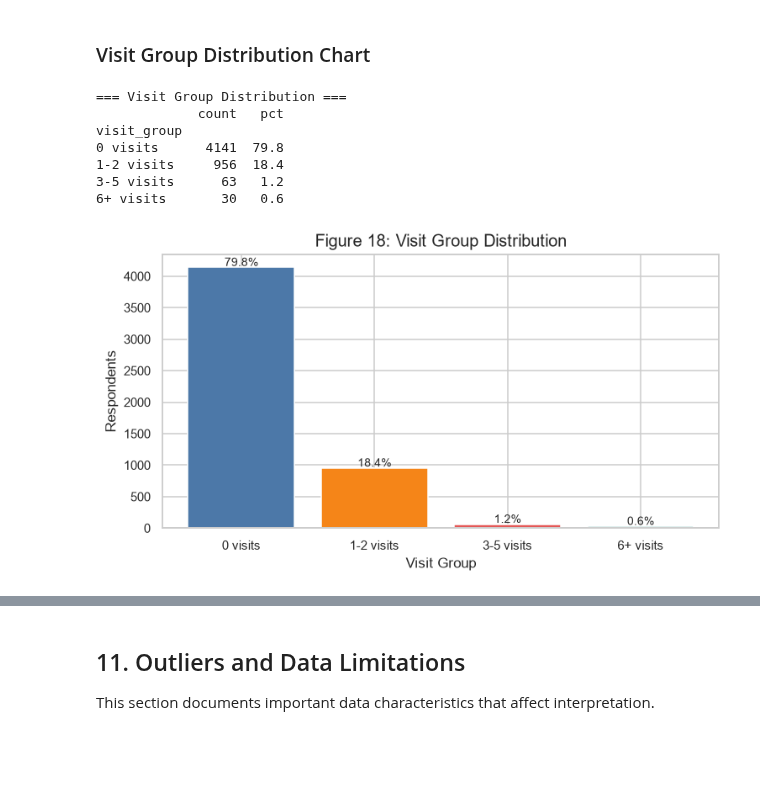
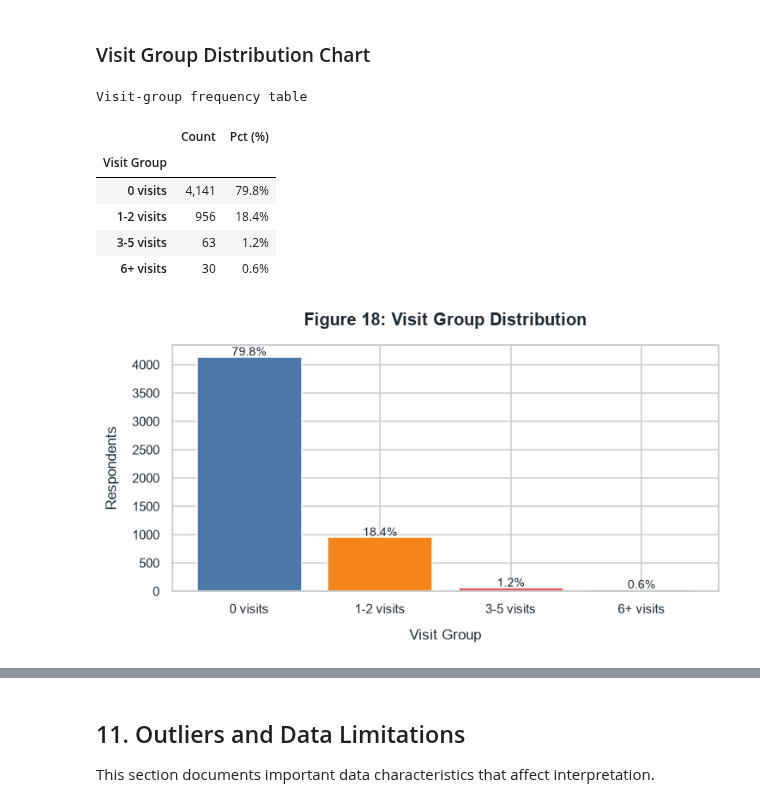
Before and after one commit to Ritusmita09/Healthcare-Analytics-Doctor-Visits, a Jupyter notebook: notebooks/healthcare_analytics.ipynb, the cells around one changed output, grey strips where cells are left out. Cells and saved outputs as stored; diff of their text form; code cells hidden in the pictures; blank space fills up the shorter version.

Commit message:
Fix notebook table and chart formatting

```diff
--- a/notebooks/healthcare_analytics.ipynb
+++ b/notebooks/healthcare_analytics.ipynb
@@ -776,27 +1015,30 @@ ins_order = ['Private', 'Free-Poor', 'Free-Repatriated', 'Uninsured']
 ins = df.groupby('insurance_type')['visits'].agg(
     count='count', mean='mean', median='median', std='std'
 ).reindex(ins_order).round(4)
-print('=== Visits by Insurance Type ===')
-print(ins.to_string())
+ins.columns = ['Count', 'Mean Visits', 'Median', 'Std Dev']
+ins.index.name = 'Insurance Type'
+display_table(ins, caption='Visits by insurance type')
 
 kw_h, kw_p = stats.kruskal(*[df[df['insurance_type']==t]['visits'] for t in ins_order])
-print(f'\nKruskal-Wallis H={kw_h:.4f}, p={kw_p:.2e}')
+kw_ins = pd.DataFrame({
+    'Test': ['Kruskal-Wallis'],
+    'Comparison': ['Visits across insurance_type (4 groups)'],
+    'H Statistic': [f'{kw_h:.4f}'],
+    'p-value': [f'{kw_p:.2e}'],
+    'Significance': ['Statistically significant (p < 0.001)']
+}).set_index('Test')
+display_table(kw_ins, caption='Insurance-type statistical test')
 
 fig, ax = plt.subplots(figsize=(8, 4))
 colors = ['#4c78a8', '#e45756', '#72b7b2', '#f58518']
-bars = ax.bar(ins_order, ins['mean'], color=colors, edgecolor='white')
+bars = ax.bar(ins_order, ins['Mean Visits'], color=colors, edgecolor='white')
 ax.set_title('Figure 11: Mean Doctor Visits by Insurance Type')
 ax.set_xlabel('Insurance Type')
 ax.set_ylabel('Mean Visits')
-for bar, val in zip(bars, ins['mean']):
+for bar, val in zip(bars, ins['Mean Visits']):
     ax.text(bar.get_x() + bar.get_width()/2, val + 0.005,
             f'{val:.3f}', ha='center', va='bottom', fontsize=9)
-plt.tight_layout()
+plt.tight_layout(pad=1.5)
 plt.savefig('../data/processed/fig11_insurance_visits.png', dpi=110, bbox_inches='tight')
 plt.show()
-
-print('\nObservation: Free-Repatriated respondents show the highest mean visits (0.467).')
-print('Free-Poor respondents show the lowest (0.158).')
-print('Groups differ significantly by Kruskal-Wallis test.')
-print('Limitation: Group sizes differ substantially (Free-Poor n=222 vs Private n=2298).')
 # %% [output]
@@ -1165,28 +1445,28 @@ the practical effect size (rho, group mean difference). No test result implies c
 # %%
 vg_order = ['0 visits', '1-2 visits', '3-5 visits', '6+ visits']
 vg = df['visit_group'].value_counts().reindex(vg_order)
 pct_vg = (vg / len(df) * 100).round(1)
-
-print('=== Visit Group Distribution ===')
-print(pd.DataFrame({'count': vg, 'pct': pct_vg}).to_string())
+vg_tbl = pd.DataFrame({'Count': vg, 'Pct (%)': pct_vg.map(lambda value: f'{value:.1f}%')})
+vg_tbl.index.name = 'Visit Group'
+display_table(vg_tbl, caption='Visit-group frequency table')
 
 fig, ax = plt.subplots(figsize=(7, 4))
 bars = ax.bar(vg.index, vg.values, color=['#4c78a8','#f58518','#e45756','#72b7b2'], edgecolor='white')
 for bar, pct in zip(bars, pct_vg):
     ax.text(bar.get_x() + bar.get_width()/2, bar.get_height() + 20,
             f'{pct}%', ha='center', fontsize=9)
 ax.set_title('Figure 18: Visit Group Distribution')
 ax.set_xlabel('Visit Group')
 ax.set_ylabel('Respondents')
-plt.tight_layout()
+plt.tight_layout(pad=1.5)
 plt.savefig('../data/processed/fig18_visit_groups.png', dpi=110, bbox_inches='tight')
 plt.show()
 # %% [output]
-=== Visit Group Distribution ===
-             count   pct
-visit_group
-0 visits      4141  79.8
-1-2 visits     956  18.4
-3-5 visits      63   1.2
-6+ visits       30   0.6
+Visit-group frequency table
+|  | Count | Pct (%) |
+| Visit Group |  |  |
+| 0 visits | 4,141 | 79.8% |
+| 1-2 visits | 956 | 18.4% |
+| 3-5 visits | 63 | 1.2% |
+| 6+ visits | 30 | 0.6% |
-[figure, old version]
+[figure, new version]
```
Also changed, not shown: parts of 51 cells of this notebook, 18 other files.
